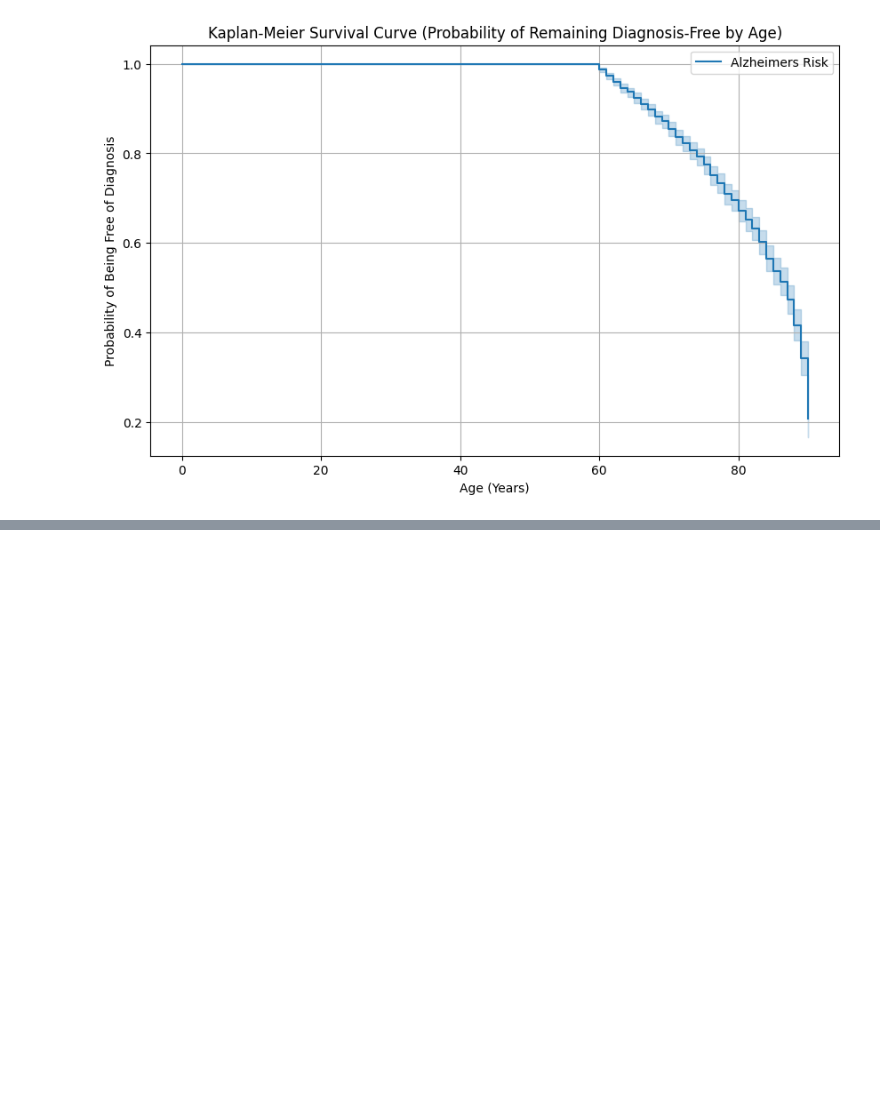
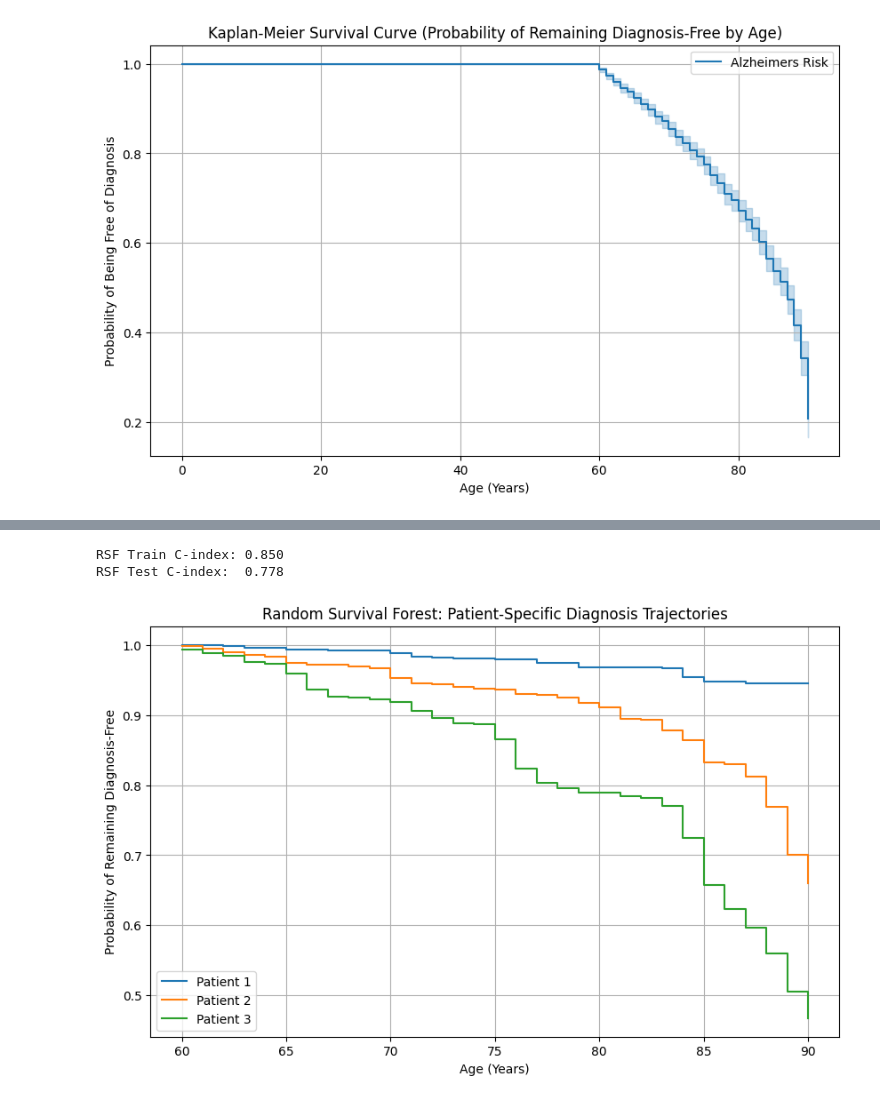
Before and after one commit to saradindu-chaudhuri/SC, a Jupyter notebook: CHeBA_Interpretable_ML_Alzheimers.ipynb, the cells around one changed output, grey strips where cells are left out. Saved outputs shown, nothing was run; the diff lists cells and outputs as text; code cells hidden in the pictures; blank space fills up the shorter version.

```diff
--- a/CHeBA_Interpretable_ML_Alzheimers.ipynb
+++ b/CHeBA_Interpretable_ML_Alzheimers.ipynb
@@ -190,0 +233,54 @@ plt.show()
+# %%
+import numpy as np
+import matplotlib.pyplot as plt
+from sksurv.ensemble import RandomSurvivalForest
+from sksurv.metrics import concordance_index_censored
+
+# 1. Prepare Features (X) and Structured Target (y)
+# Filter numeric columns for simplicity
+features = ['MMSE', 'FunctionalAssessment', 'ADL', 'MemoryComplaints',
+            'BehavioralProblems', 'AlcoholConsumption', 'PhysicalActivity', 'DietQuality', 'BMI']
+
+X_surv = df[features]
+
+# Create structured array required by sksurv: (Status, Time)
+# Status: True if Diagnosed (Event=1), False if Censored (Event=0)
+# Time: Age
+y_surv = np.array(
+    [(bool(event), age) for event, age in zip(df['Diagnosis'], df['Age'])],
+    dtype=[('Status', '?'), ('Time', '<f8')]
+)
+
+# 2. Train/Test Split
+from sklearn.model_selection import train_test_split
+X_tr, X_te, y_tr, y_te = train_test_split(X_surv, y_surv, test_size=0.2, random_state=42)
+
+# 3. Fit Random Survival Forest
+rsf = RandomSurvivalForest(n_estimators=100, min_samples_split=10, min_samples_leaf=15, random_state=42)
+rsf.fit(X_tr, y_tr)
+
+# 4. Evaluate Concordance Index (C-Index)
+c_index_train = rsf.score(X_tr, y_tr)
+c_index_test = rsf.score(X_te, y_te)
+
+print(f"RSF Train C-index: {c_index_train:.3f}")
+print(f"RSF Test C-index:  {c_index_test:.3f}")
+# %% [output]
+RSF Train C-index: 0.850
+RSF Test C-index:  0.778
+# %%
+# Predict survival function for the first 3 test patients
+surv_funcs = rsf.predict_survival_function(X_te.iloc[:3], return_array=False)
+
+plt.figure(figsize=(10, 6))
+for i, surv_func in enumerate(surv_funcs):
+    plt.step(surv_func.x, surv_func.y, where="post", label=f"Patient {i+1}")
+
+plt.ylabel("Probability of Remaining Diagnosis-Free")
+plt.xlabel("Age (Years)")
+plt.title("Random Survival Forest: Patient-Specific Diagnosis Trajectories")
+plt.legend()
+plt.grid(True)
+plt.show()
+# %% [output]
+[figure, added]
```
Also changed, not shown: parts of 7 cells of this notebook.
